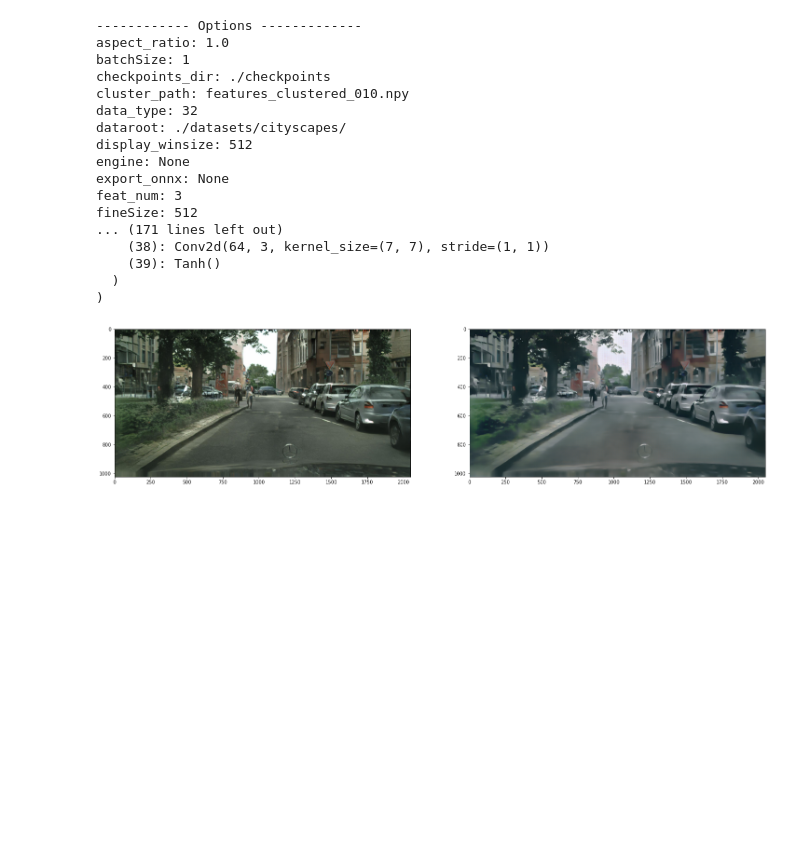
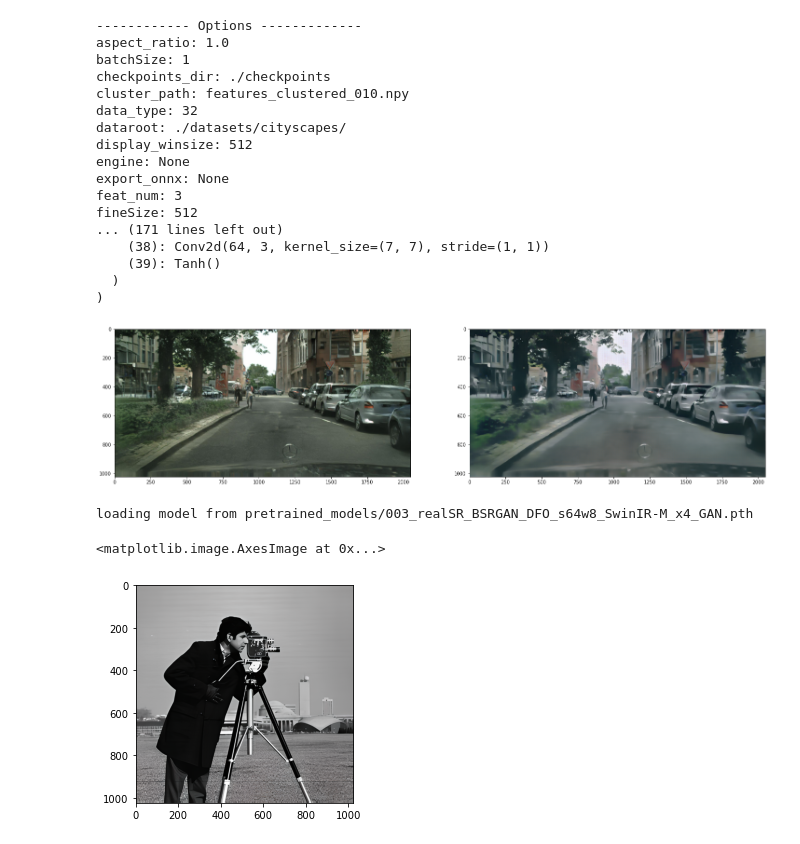
Before and after one commit to 10antz22/PaintingAI, a Jupyter notebook: test.ipynb, the cells around one changed output. Saved outputs shown, nothing was run; the diff lists cells and outputs as text; code cells hidden in the pictures; blank space fills up the shorter version.

```diff
--- a/test.ipynb
+++ b/test.ipynb
@@ -60,3 +60,41 @@ plt.imshow(synthesized_image)
 plt.show()
 # %% [output]
 [figure]
+# %%
+import numpy as np
+from test_swinir import get_image_pair, setup, init_model, test
+import torch
+import matplotlib.pyplot as plt
+
+model, args = init_model()
+path = "../SwinIR/testsets/Set12/01.png"
+device = torch.device('cuda' if torch.cuda.is_available() else 'cpu')
+folder, save_dir, border, window_size = setup(args)
+
+imgname, img_lq, img_gt = get_image_pair(args, path)  # image to HWC-BGR, float32
+img_lq = np.transpose(img_lq if img_lq.shape[2] == 1 else img_lq[:, :, [2, 1, 0]], (2, 0, 1))  # HCW-BGR to CHW-RGB
+img_lq = torch.from_numpy(img_lq).float().unsqueeze(0).to(device)  # CHW-RGB to NCHW-RGB
+
+# inference
+with torch.no_grad():
+    # pad input image to be a multiple of window_size
+    _, _, h_old, w_old = img_lq.size()
+    h_pad = (h_old // window_size + 1) * window_size - h_old
+    w_pad = (w_old // window_size + 1) * window_size - w_old
+    img_lq = torch.cat([img_lq, torch.flip(img_lq, [2])], 2)[:, :, :h_old + h_pad, :]
+    img_lq = torch.cat([img_lq, torch.flip(img_lq, [3])], 3)[:, :, :, :w_old + w_pad]
+    output = test(img_lq, model, args, window_size)
+    output = output[..., :h_old * args.scale, :w_old * args.scale]
+
+# save image
+output = output.data.squeeze().float().cpu().clamp_(0, 1).numpy()
+if output.ndim == 3:
+    output = np.transpose(output[[2, 1, 0], :, :], (1, 2, 0))  # CHW-RGB to HCW-BGR
+output = (output * 255.0).round().astype(np.uint8)  # float32 to uint8
+
+
+plt.imshow(output)
+# %% [output]
+loading model from pretrained_models/003_realSR_BSRGAN_DFO_s64w8_SwinIR-M_x4_GAN.pth
+<matplotlib.image.AxesImage at 0x...>
+[figure, added]
```
Also changed, not shown: 3 other files.
